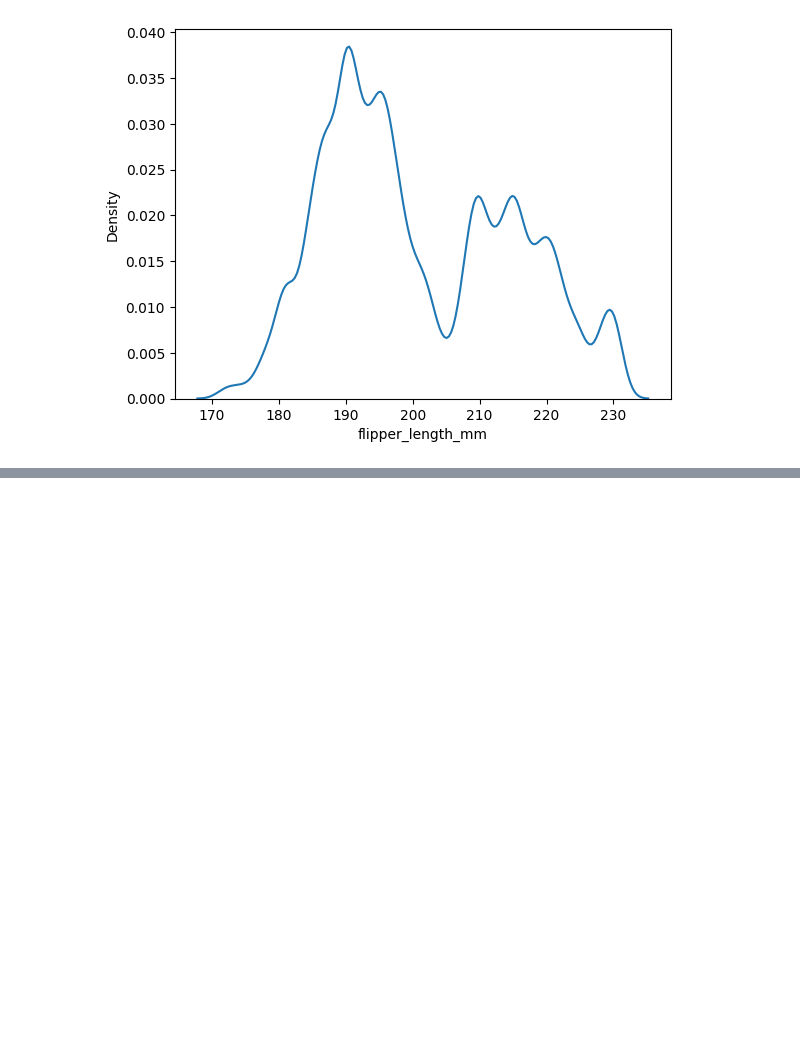
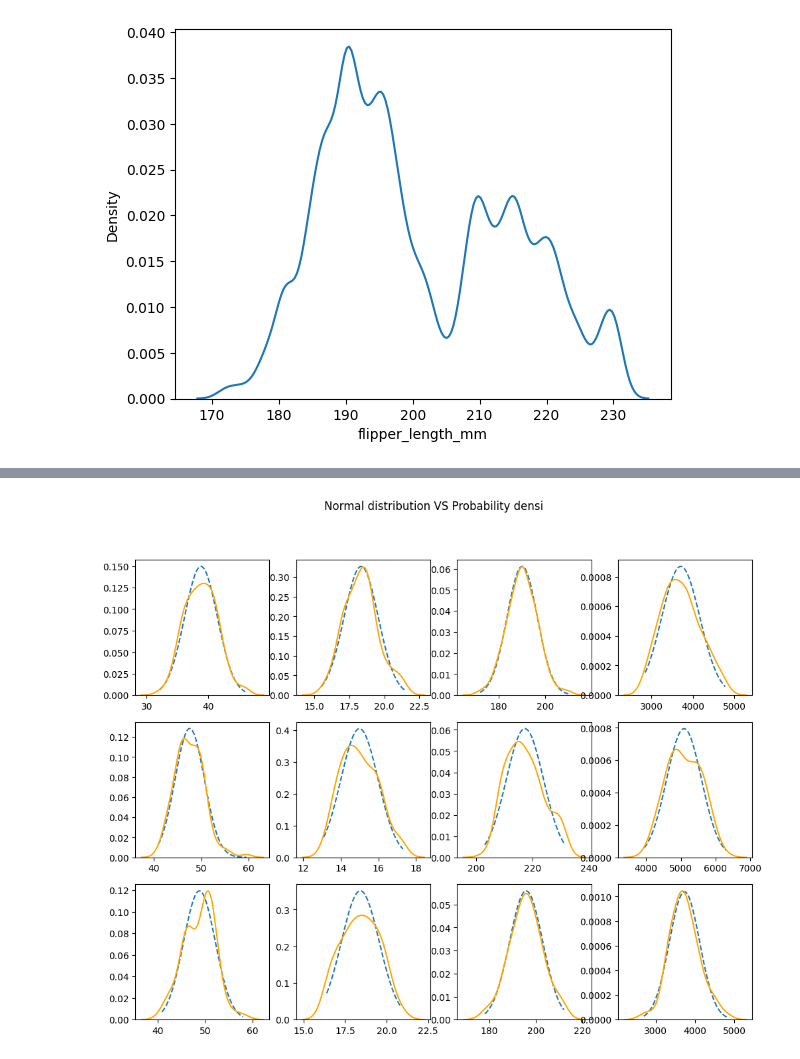
Before and after one commit to AndreMado/data, a Jupyter notebook: notebooks/note.ipynb, the cells around one changed output, grey strips where cells are left out. Drawn from its saved outputs; the diff is of its cells as text; code cells hidden in the pictures; blank space fills up the shorter version.

```diff
--- a/notebooks/note.ipynb
+++ b/notebooks/note.ipynb
@@ -356,0 +362,24 @@ empiricaldist.Cdf.from_seq(df_purge.body_mass_g, normalize= True).plot()
+# %%
+species = df_purge.species.unique()
+categories = df_purge.select_dtypes(include=float).keys()
+
+fig, axes = plt.subplots(3, 4, figsize= (12,9))
+
+fig.suptitle('Normal distribution VS Probability densi')
+
+for i, specie in enumerate(species):
+    for j, category in enumerate(categories):
+        stats = (df_purge[df_purge.species == specie])[category].describe()
+        vec_x = np.linspace(stats['min'], stats['max'])
+        vec_y = scipy.stats.norm(stats['mean'], stats['std']).pdf(vec_x)
+        axes[i][j].plot(vec_x, vec_y, linestyle= '--')
+        sns.kdeplot(
+            ax= axes[i][j],
+            data= df_purge[df_purge.species == specie],
+            x= category,
+            color= 'orange'
+        )
+        axes[i][j].set_ylabel('')
+        axes[i][j].set_xlabel('')
+# %% [output]
+[figure, added]
```
Also changed, not shown: parts of 26 cells of this notebook.
